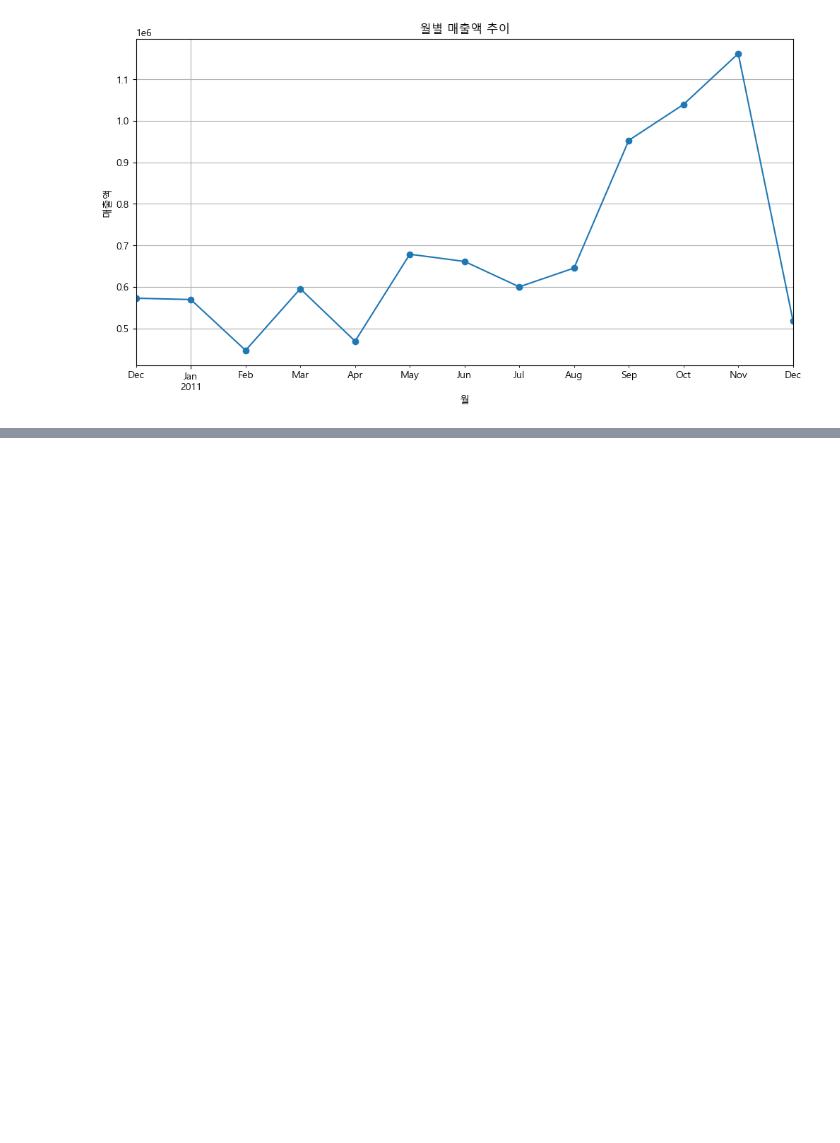
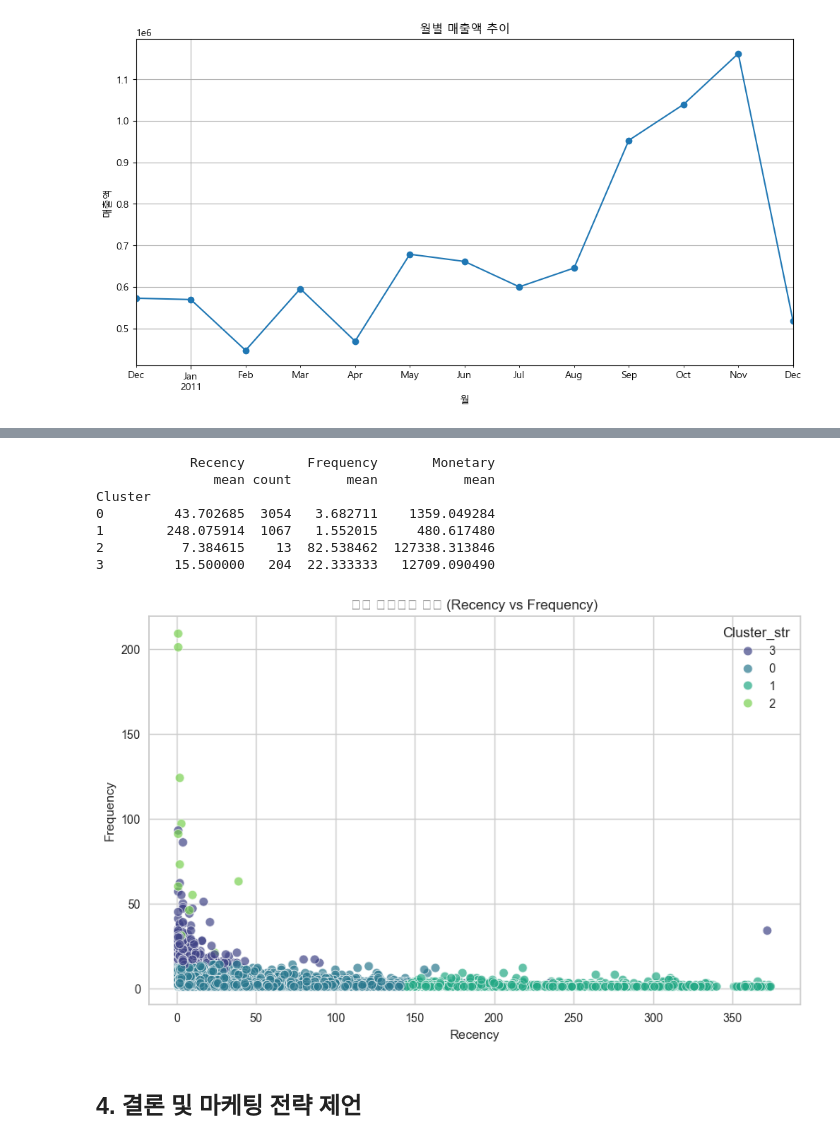
Before and after one commit to kwsahe/customer-segmentation-rfm, a Jupyter notebook: RFM_Analysis.ipynb, the cells around one changed output, grey strips where cells are left out. Saved outputs shown, nothing was run; the diff lists cells and outputs as text; code cells hidden in the pictures; blank space fills up the shorter version.

```diff
--- a/RFM_Analysis.ipynb
+++ b/RFM_Analysis.ipynb
@@ -134,0 +204,6 @@ check
+# %%
+kmeans = KMeans(n_clusters=4, random_state=42, n_init=10)
+kmeans.fit(rfm_scaled_df)
+
+rfm_df['Cluster'] = kmeans.labels_
+print(rfm_df.head())
@@ -134,0 +218,25 @@ check
+# %%
+cluster_summary = rfm_df.groupby('Cluster').agg({
+    'Recency': ['mean', 'count'],
+    'Frequency': 'mean',
+    'Monetary': 'mean',
+})
+print(cluster_summary)
+
+rfm_df['Cluster_str'] = rfm_df['Cluster'].astype(str)
+
+plt.figure(figsize=(10, 6))
+sns.scatterplot(data=rfm_df, x='Recency', y='Frequency', hue='Cluster_str', palette='viridis', s=60, alpha=0.7)
+plt.title('고객 세그먼트 분포 (Recency vs Frequency)')
+plt.show()
+# %% [output]
+            Recency        Frequency       Monetary
+               mean count       mean           mean
+Cluster
+0         43.702685  3054   3.682711    1359.049284
+1        248.075914  1067   1.552015     480.617480
+2          7.384615    13  82.538462  127338.313846
+3         15.500000   204  22.333333   12709.090490
+[figure, added]
+# %% [markdown]
+## 4. 결론 및 마케팅 전략 제언
```
Also changed, not shown: parts of 16 cells of this notebook, 1 other file.
